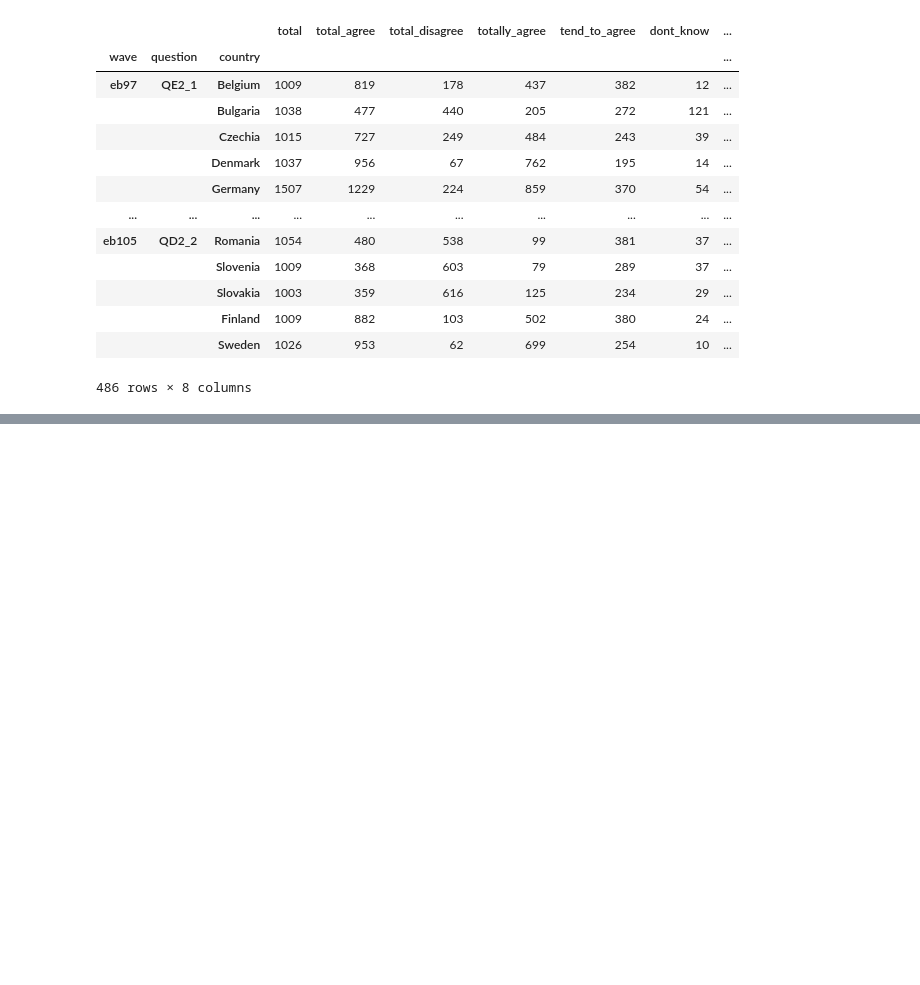
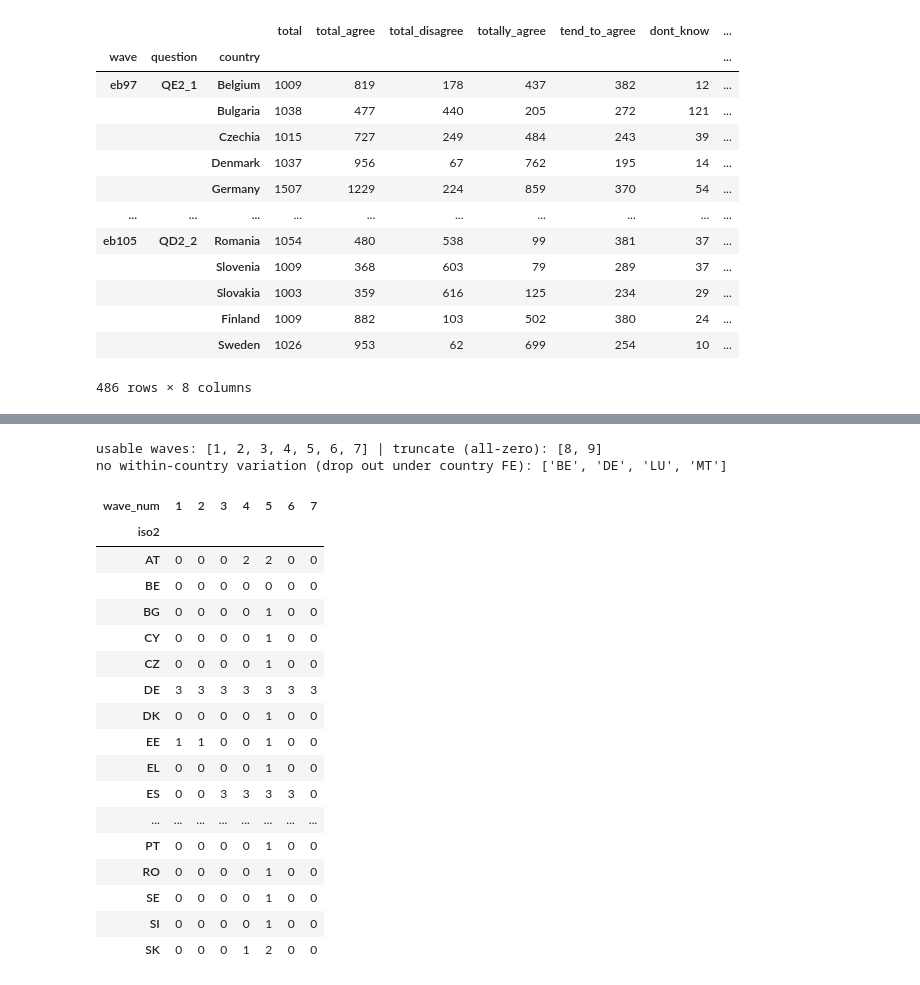
Before and after one commit to kam-eeel/pol380-research, a Jupyter notebook: analysis.ipynb, the cells around one changed output, grey strips where cells are left out. Saved outputs shown, nothing was run; the diff lists cells and outputs as text; code cells hidden in the pictures; blank space fills up the shorter version.

```diff
--- a/analysis.ipynb
+++ b/analysis.ipynb
@@ -147,0 +165,35 @@ codedf.to_excel("data/interim/exposure_coding.xlsx", index=False)
+# %%
+# truncation boundary: waves with no documented exposure anywhere -> drop them (R10)
+wave_max = coding.groupby("wave_num")["exposure"].max()
+usable = wave_max[wave_max > 0].index.tolist()
+truncated = wave_max[wave_max == 0].index.tolist()
+
+# R11 ceiling flag, computed on the truncated panel (all-zero tail masks it otherwise)
+trunc = coding[coding["wave_num"].isin(usable)]
+var = trunc.groupby("iso2")["exposure"].nunique()
+flat = var[var == 1].index.tolist()
+
+print("usable waves:", usable, "| truncate (all-zero):", truncated)
+print("no within-country variation (drop out under country FE):", flat)
+trunc.pivot(index="iso2", columns="wave_num", values="exposure")
+# %% [output]
+usable waves: [1, 2, 3, 4, 5, 6, 7] | truncate (all-zero): [8, 9]
+no within-country variation (drop out under country FE): ['BE', 'DE', 'LU', 'MT']
+| wave_num | 1 | 2 | 3 | 4 | 5 | 6 | 7 |
+| iso2 |  |  |  |  |  |  |  |
+| AT | 0 | 0 | 0 | 2 | 2 | 0 | 0 |
+| BE | 0 | 0 | 0 | 0 | 0 | 0 | 0 |
+| BG | 0 | 0 | 0 | 0 | 1 | 0 | 0 |
+| CY | 0 | 0 | 0 | 0 | 1 | 0 | 0 |
+| CZ | 0 | 0 | 0 | 0 | 1 | 0 | 0 |
+| DE | 3 | 3 | 3 | 3 | 3 | 3 | 3 |
+| DK | 0 | 0 | 0 | 0 | 1 | 0 | 0 |
+| EE | 1 | 1 | 0 | 0 | 1 | 0 | 0 |
+| EL | 0 | 0 | 0 | 0 | 1 | 0 | 0 |
+| ES | 0 | 0 | 3 | 3 | 3 | 3 | 0 |
+| ... | ... | ... | ... | ... | ... | ... | ... |
+| PT | 0 | 0 | 0 | 0 | 1 | 0 | 0 |
+| RO | 0 | 0 | 0 | 0 | 1 | 0 | 0 |
+| SE | 0 | 0 | 0 | 0 | 1 | 0 | 0 |
+| SI | 0 | 0 | 0 | 0 | 1 | 0 | 0 |
+| SK | 0 | 0 | 0 | 1 | 2 | 0 | 0 |
```
Also changed, not shown: parts of 5 cells of this notebook, 3 other files.
